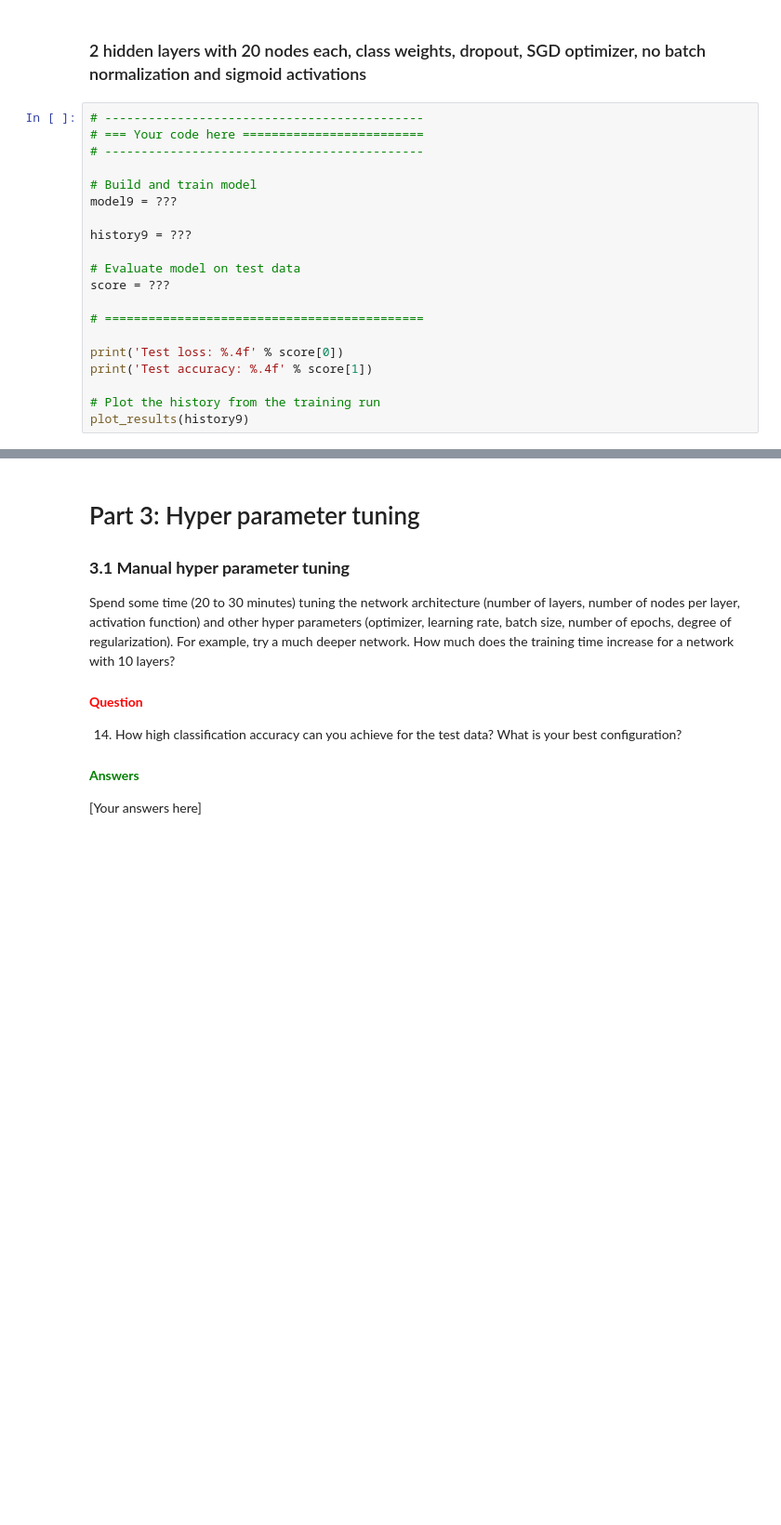
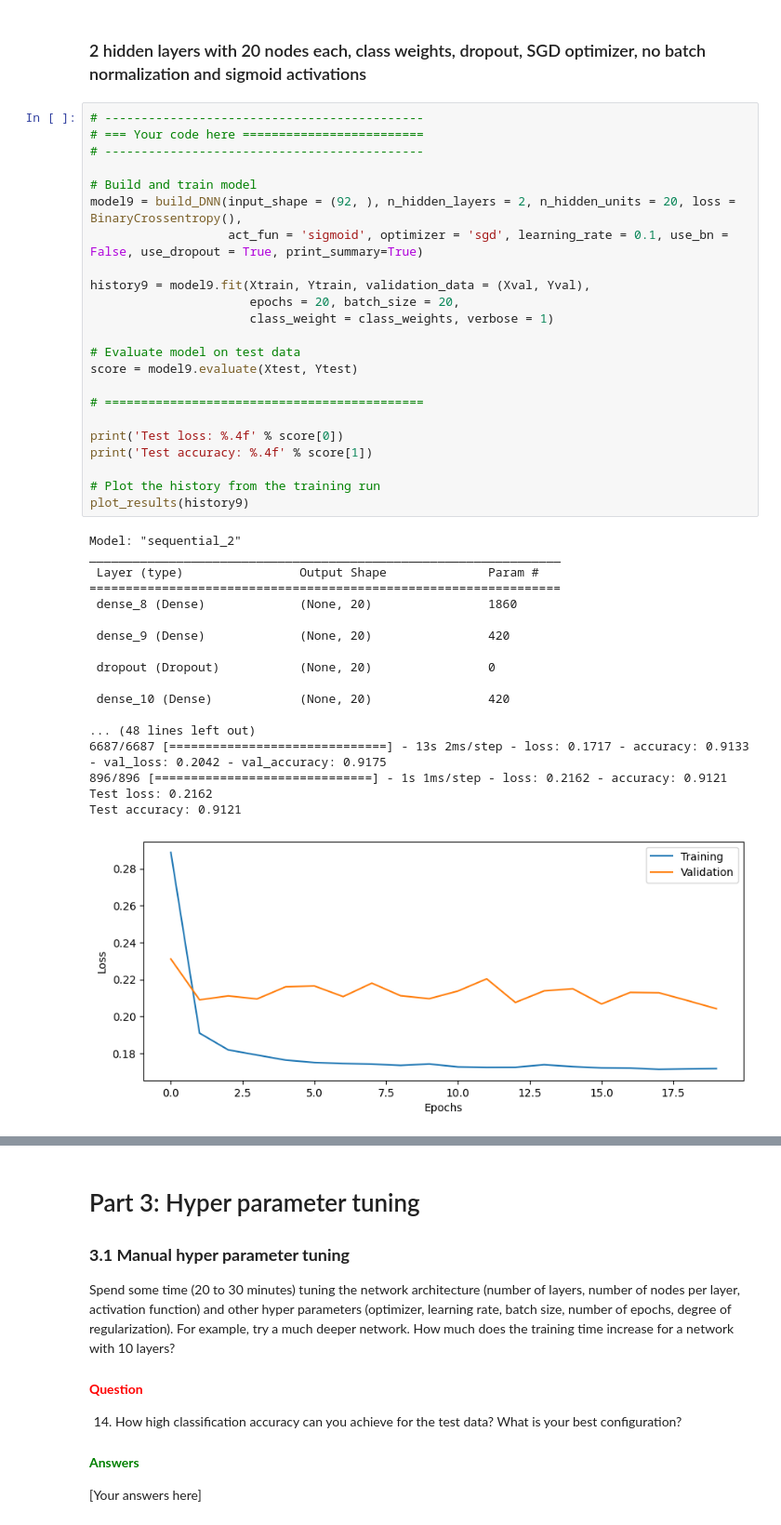
Before and after one commit to PranavC225/732A82_Deep_Learning, a Jupyter notebook: 2_DNN/DNN_Lab.ipynb, the cells around one changed output, grey strips where cells are left out. Shown at 93% size. Drawn from its saved outputs; the diff is of its cells as text; blank space fills up the shorter version.

```diff
--- a/2_DNN/DNN_Lab.ipynb
+++ b/2_DNN/DNN_Lab.ipynb
@@ -561,20 +630,42 @@ Add a Dropout layer after each Dense layer (but not after the final dense layer)
 # %%
 # --------------------------------------------
 # === Your code here =========================
 # --------------------------------------------
 
 # Build and train model
-model9 = ???
+model9 = build_DNN(input_shape = (92, ), n_hidden_layers = 2, n_hidden_units = 20, loss = BinaryCrossentropy(),
+                   act_fun = 'sigmoid', optimizer = 'sgd', learning_rate = 0.1, use_bn = False, use_dropout = True, print_summary=True)
 
-history9 = ???
+history9 = model9.fit(Xtrain, Ytrain, validation_data = (Xval, Yval),
+                      epochs = 20, batch_size = 20,
+                      class_weight = class_weights, verbose = 1)
 
 # Evaluate model on test data
-score = ???
+score = model9.evaluate(Xtest, Ytest)
 
 # ============================================
 
 print('Test loss: %.4f' % score[0])
 print('Test accuracy: %.4f' % score[1])
 
 # Plot the history from the training run
 plot_results(history9)
+# %% [output]
+Model: "sequential_2"
+_________________________________________________________________
+ Layer (type)                Output Shape              Param #
+=================================================================
+ dense_8 (Dense)             (None, 20)                1860
+
+ dense_9 (Dense)             (None, 20)                420
+
+ dropout (Dropout)           (None, 20)                0
+
+ dense_10 (Dense)            (None, 20)                420
+
+... (48 lines left out)
+6687/6687 [==============================] - 13s 2ms/step - loss: 0.1717 - accuracy: 0.9133 - val_loss: 0.2042 - val_accuracy: 0.9175
+896/896 [==============================] - 1s 1ms/step - loss: 0.2162 - accuracy: 0.9121
+Test loss: 0.2162
+Test accuracy: 0.9121
+[figure, added]
```
Also changed, not shown: parts of 7 cells of this notebook.
